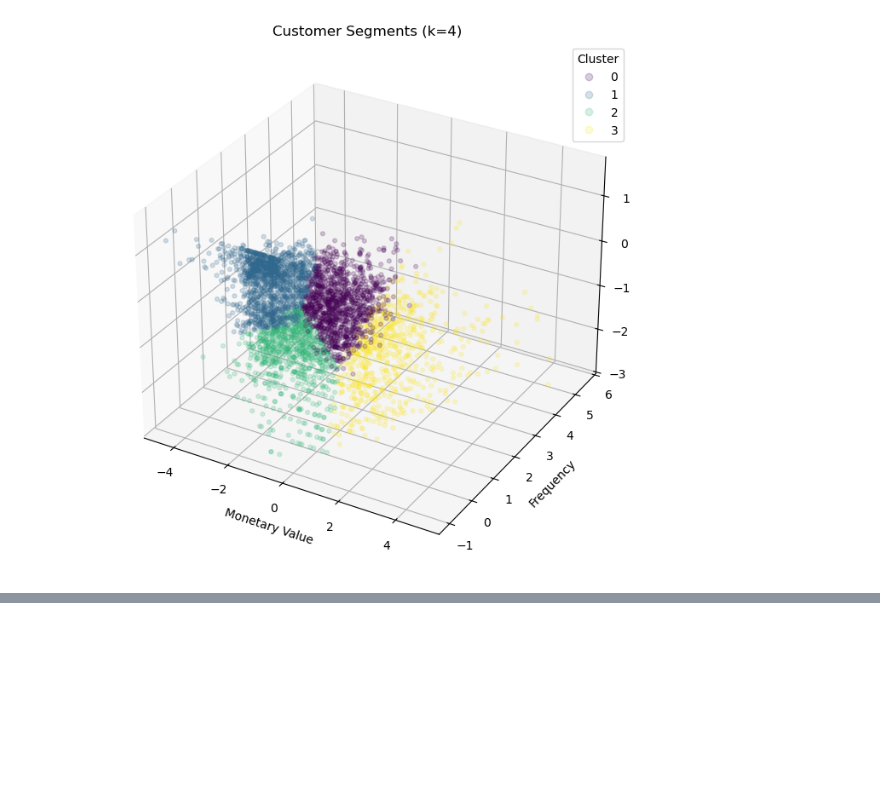
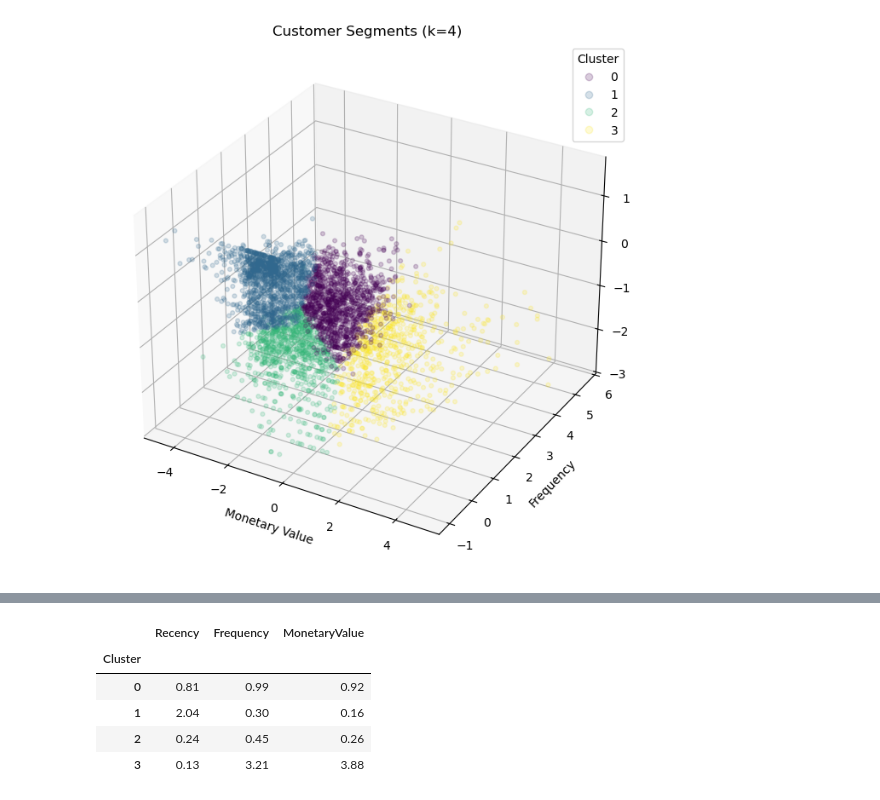
Before and after one commit to jnqu/RFM-Clustering-KMeans, a Jupyter notebook: clustering.ipynb, the cells around one changed output, grey strips where cells are left out. Cells and saved outputs as stored; diff of their text form; code cells hidden in the pictures; blank space fills up the shorter version.

```diff
--- a/clustering.ipynb
+++ b/clustering.ipynb
@@ -595,0 +615,11 @@ plt.show()
+# %%
+overall = agg_df[["Recency", "Frequency", "MonetaryValue"]].mean()
+relative = agg_df.groupby("Cluster")[["Recency", "Frequency", "MonetaryValue"]].mean() / overall
+relative.round(2)
+# %% [output]
+|  | Recency | Frequency | MonetaryValue |
+| Cluster |  |  |  |
+| 0 | 0.81 | 0.99 | 0.92 |
+| 1 | 2.04 | 0.30 | 0.16 |
+| 2 | 0.24 | 0.45 | 0.26 |
+| 3 | 0.13 | 3.21 | 3.88 |
```
Also changed, not shown: parts of 6 cells of this notebook.
